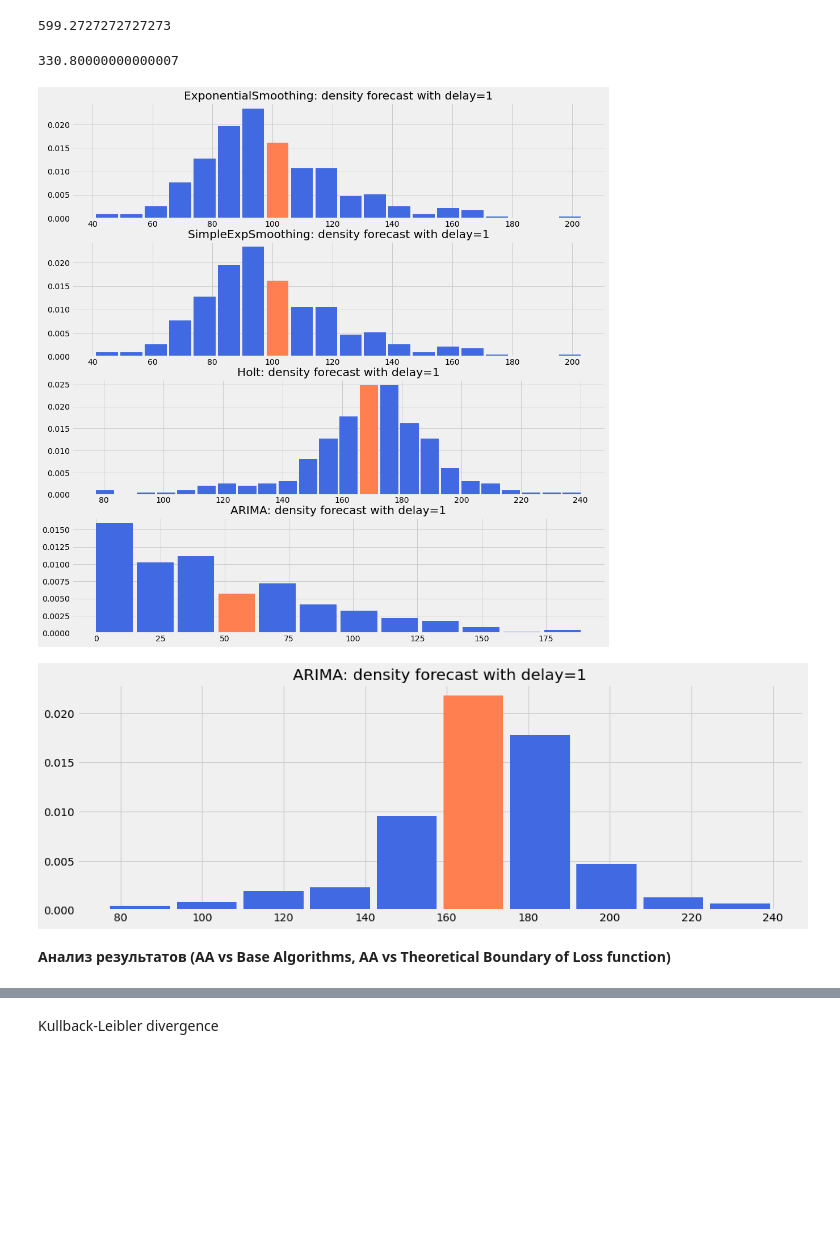
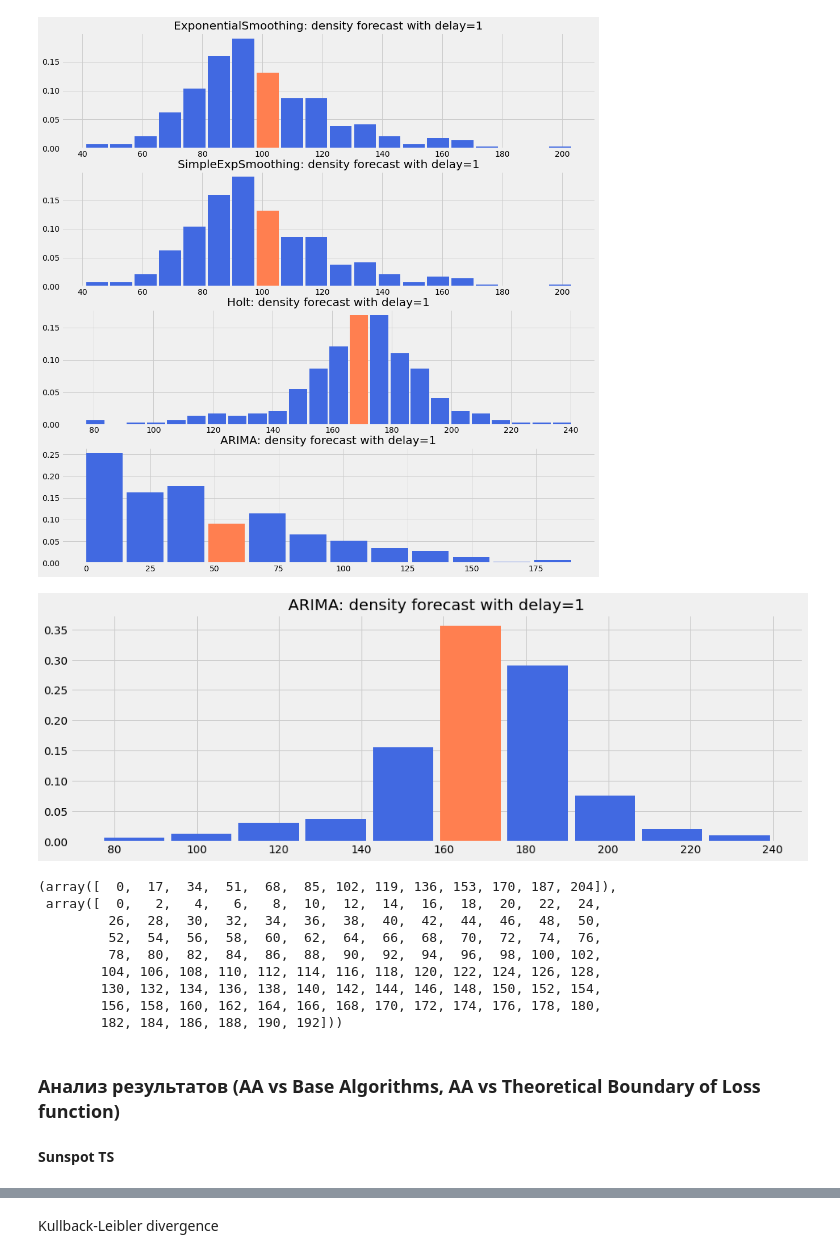
Before and after one commit to aromanenko/AggregatingAlgorithm, a Jupyter notebook: DFA.ipynb, the cells around one changed output, grey strips where cells are left out. Cells and saved outputs as stored; diff of their text form; code cells hidden in the pictures; blank space fills up the shorter version.

```diff
--- a/DFA.ipynb
+++ b/DFA.ipynb
@@ -50,11 +33,3 @@ wage_ts
-# %%
-(max(energy_ts) - min(energy_ts)) / 330
-# %% [output]
-599.2727272727273
-# %%
-np.quantile(abs(energy_ts - energy_ts.shift(1))[1:], 0.05)
-# %% [output]
-330.80000000000007
 # %%
 def get_density_forecast(ts, horizon, base_alg, base_params={}, bins='auto', omega=None, fittedvalues=False):
     """
@@ -76,12 +51,8 @@ def get_density_forecast(ts, horizon, base_alg, base_params={}, bins='auto', ome
         Include fitted values in density dictionaries or not.
     """
 
-    # my experiment
-    if omega:
-        min_bound = omega[0]
-        max_bound = omega[-1]
-        bins = np.linspace(min_bound, max_bound, bins + 1)
-
+    if omega is not None:
+        bins = omega
 
     alg = base_alg(ts, **base_params).fit()
 
@@ -93,10 +64,11 @@ def get_density_forecast(ts, horizon, base_alg, base_params={}, bins='auto', ome
         density_dicts = [{'bins': [], 'probs': [], 'dotted_forecast': None} for _ in range(horizon)]
 
     for i in range(len(alg_preds)):
-        density_dicts[i]['dotted_forecast'] = alg_preds[i]
+        density_dicts[i]['dotted_forecast'] = alg_preds.iloc[i]
 
-        current_density = alg.resid + alg_preds[i]
-        density_dicts[i]['probs'], density_dicts[i]['bins'] = np.histogram(current_density, bins=bins, density=True)
+        current_density = alg.resid + alg_preds.iloc[i]
+        probs, bins = np.histogram(current_density, bins=bins)
+        density_dicts[i]['probs'], density_dicts[i]['bins'] = probs / np.sum(probs), bins
 
     return density_dicts
 # %%
@@ -126,13 +98,13 @@ def plot_density_forecast(ts, delay, base_alg, ax=None, **kwargs):
 # %%
 fig, ax = plt.subplots(4, figsize=(15,16))
 
 for i, alg in enumerate([ExponentialSmoothing, SimpleExpSmoothing, Holt, ARIMA]):
-    plot_density_forecast(sunspot_ts.values, 1, alg, ax=ax[i], bins='auto')
+    plot_density_forecast(sunspot_ts, 1, alg, ax=ax[i], bins='auto')
 # %% [output]
-[figure, old version]
+[figure, new version]
 # %%
 plt.figure(figsize=(15,5))
-plot_density_forecast(sunspot_ts.values, 1, ARIMA, base_params={'order': (1, 2, 0)}, bins=10)
+plot_density_forecast(sunspot_ts, 1, ARIMA, base_params={'order': (1, 2, 0)}, bins=10)
 # %% [output]
-[figure, old version]
+[figure, new version]
 # %%
@@ -147 +130,13 @@ def get_omega(ts):
+# %%
+get_omega(sunspot_ts, mode="mean"), get_omega(sunspot_ts, mode="quantile")
+# %% [output]
+(array([  0,  17,  34,  51,  68,  85, 102, 119, 136, 153, 170, 187, 204]),
+ array([  0,   2,   4,   6,   8,  10,  12,  14,  16,  18,  20,  22,  24,
+         26,  28,  30,  32,  34,  36,  38,  40,  42,  44,  46,  48,  50,
+         52,  54,  56,  58,  60,  62,  64,  66,  68,  70,  72,  74,  76,
+         78,  80,  82,  84,  86,  88,  90,  92,  94,  96,  98, 100, 102,
+        104, 106, 108, 110, 112, 114, 116, 118, 120, 122, 124, 126, 128,
+        130, 132, 134, 136, 138, 140, 142, 144, 146, 148, 150, 152, 154,
+        156, 158, 160, 162, 164, 166, 168, 170, 172, 174, 176, 178, 180,
+        182, 184, 186, 188, 190, 192]))
 # %%
@@ -339,5 +302,7 @@ def aggregating_algorithm(ts, horizon, base_alg_dict, bins=10, loss_function=bri
 
     return AA_preds
 # %% [markdown]
-**Анализ результатов (AA vs Base Algorithms, AA vs Theoretical Boundary of Loss function)**
+### Анализ результатов (AA vs Base Algorithms, AA vs Theoretical Boundary of Loss function)
+# %% [markdown]
+**Sunspot TS**
 # %%
```
Also changed, not shown: parts of 40 cells of this notebook.
